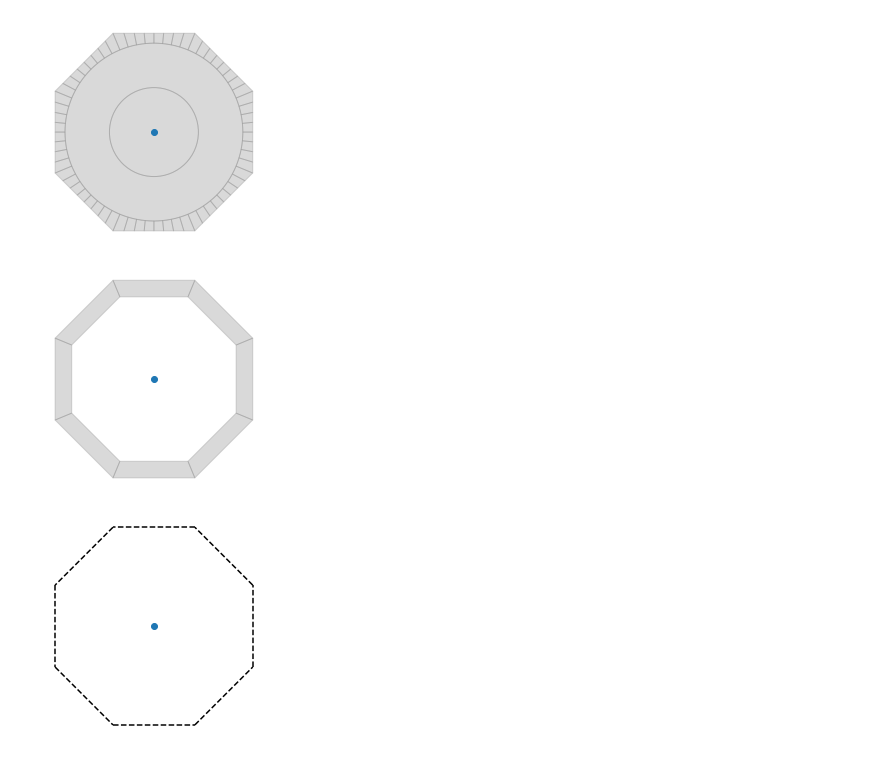
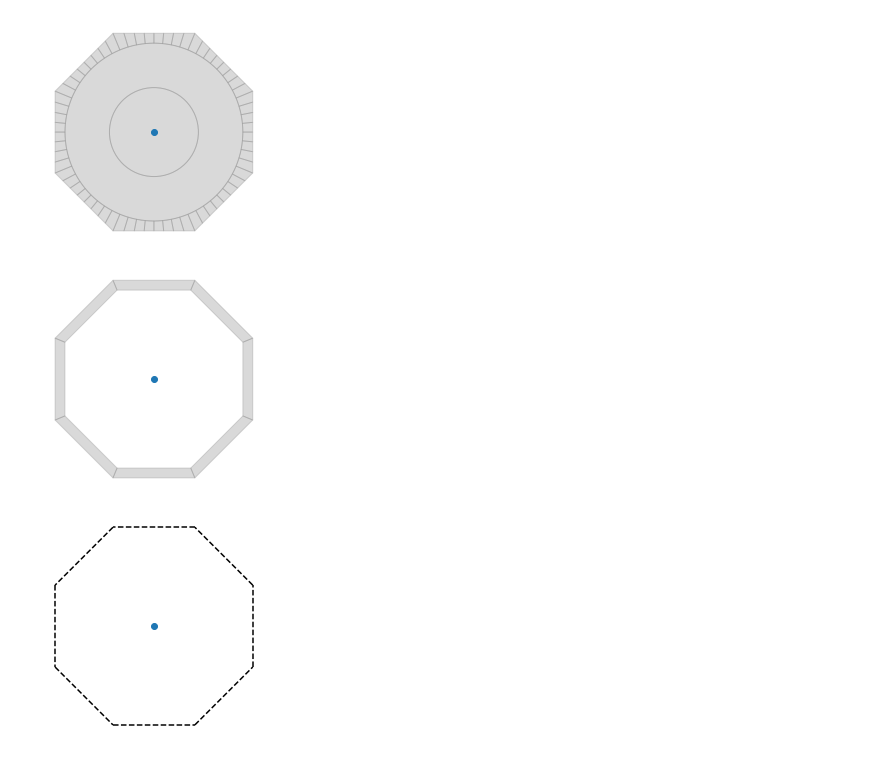
Before and after one commit to BRACE2/Scripts, a Jupyter notebook: SectionRegions/Tests_2.ipynb, the cells around one changed output. Cells and saved outputs as stored; diff of their text form; code cells hidden in the pictures.

```diff
--- a/SectionRegions/Tests_2.ipynb
+++ b/SectionRegions/Tests_2.ipynb
@@ -72,7 +69,7 @@ render.section(Octagon(20));
 # %% [output]
 [figure]
 # %%
-render.section(Octagon(20, 18));
+render.section(section.PolygonRing(8, 20, 18));
 # %% [output]
-[figure, old version]
+[figure, new version]
 # %%
```
Also changed, not shown: parts of 14 cells of this notebook, 1 other file.
